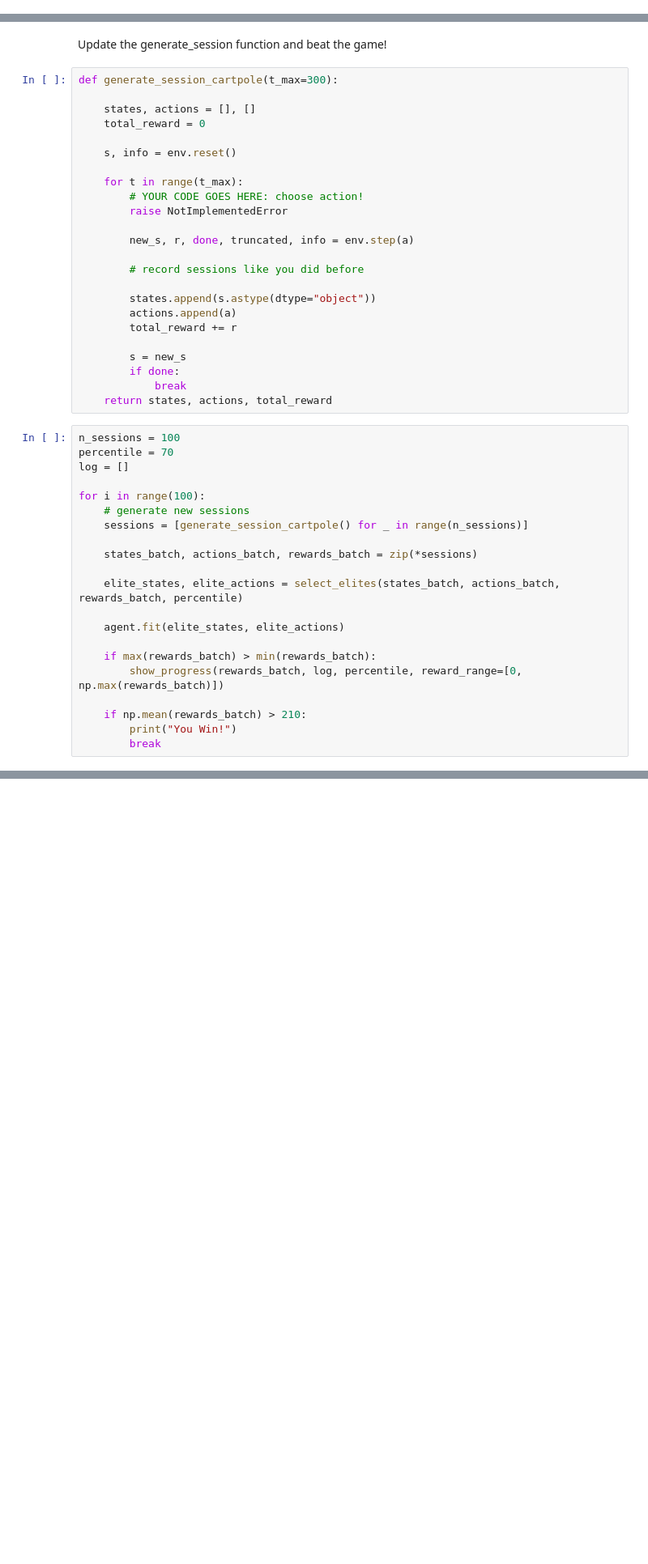
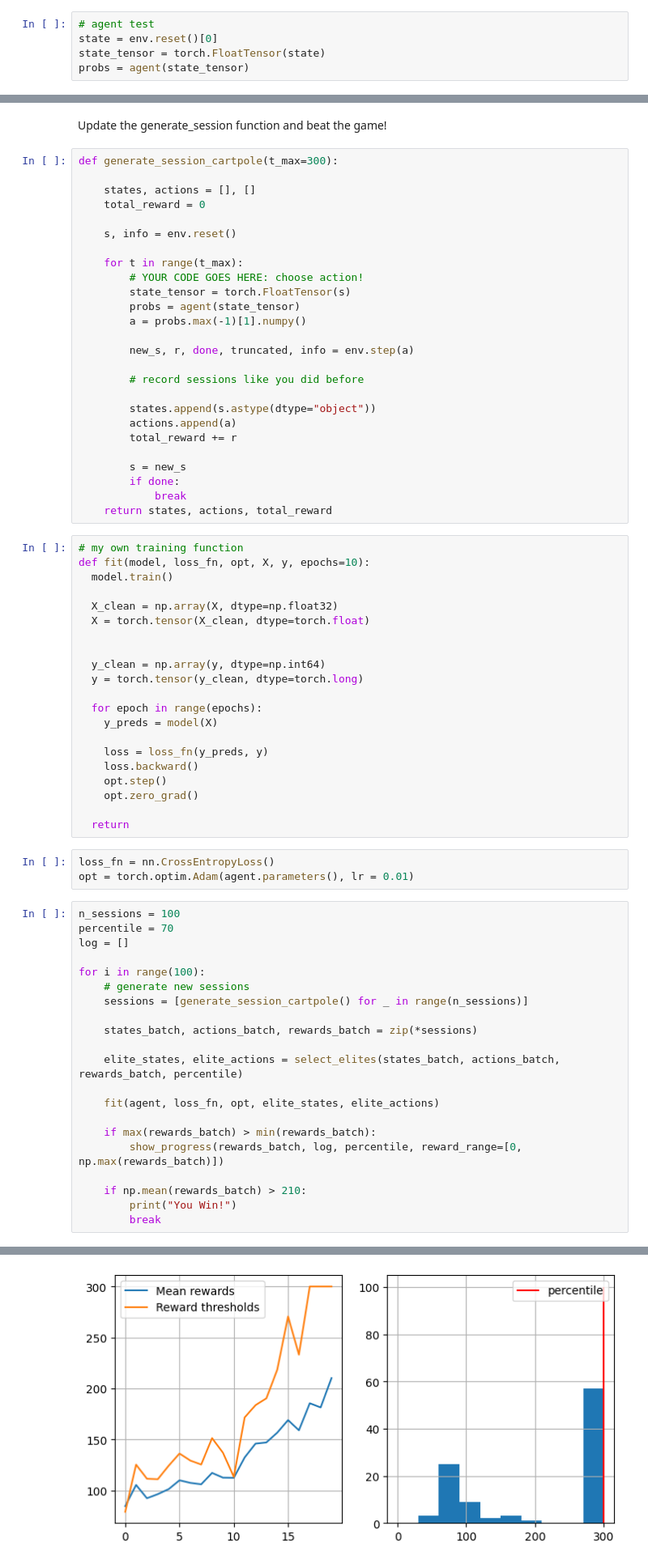
Before and after one commit to kapitan05/ML-trainings-Yandex, a Jupyter notebook: homeworks/hw02_cross_entropy/01_crossentropy_method.ipynb, the cells around one changed output, grey strips where cells are left out. Shown at 81% size. Saved outputs shown, nothing was run; the diff lists cells and outputs as text; blank space fills up the shorter version.

```diff
--- a/homeworks/hw02_cross_entropy/01_crossentropy_method.ipynb
+++ b/homeworks/hw02_cross_entropy/01_crossentropy_method.ipynb
@@ -331,0 +403,5 @@ agent.fit([env.reset()[0]]*n_actions, range(n_actions))
+# %%
+# agent test
+state = env.reset()[0]
+state_tensor = torch.FloatTensor(state)
+probs = agent(state_tensor)
@@ -341,7 +419,9 @@ def generate_session_cartpole(t_max=300):
 
     for t in range(t_max):
         # YOUR CODE GOES HERE: choose action!
-        raise NotImplementedError
+        state_tensor = torch.FloatTensor(s)
+        probs = agent(state_tensor)
+        a = probs.max(-1)[1].numpy()
 
         new_s, r, done, truncated, info = env.step(a)
 
@@ -355,6 +435,30 @@ def generate_session_cartpole(t_max=300):
         if done:
             break
     return states, actions, total_reward
+# %%
+# my own training function
+def fit(model, loss_fn, opt, X, y, epochs=10):
+  model.train()
+
+  X_clean = np.array(X, dtype=np.float32)
+  X = torch.tensor(X_clean, dtype=torch.float)
+
+
+  y_clean = np.array(y, dtype=np.int64)
+  y = torch.tensor(y_clean, dtype=torch.long)
+
+  for epoch in range(epochs):
+    y_preds = model(X)
+
+    loss = loss_fn(y_preds, y)
+    loss.backward()
+    opt.step()
+    opt.zero_grad()
+
+  return
+# %%
+loss_fn = nn.CrossEntropyLoss()
+opt = torch.optim.Adam(agent.parameters(), lr = 0.01)
 # %%
 n_sessions = 100
 percentile = 70
@@ -368,7 +472,7 @@ for i in range(100):
 
     elite_states, elite_actions = select_elites(states_batch, actions_batch, rewards_batch, percentile)
 
-    agent.fit(elite_states, elite_actions)
+    fit(agent, loss_fn, opt, elite_states, elite_actions)
 
     if max(rewards_batch) > min(rewards_batch):
         show_progress(rewards_batch, log, percentile, reward_range=[0, np.max(rewards_batch)])
@@ -376,3 +480,4 @@ for i in range(100):
     if np.mean(rewards_batch) > 210:
         print("You Win!")
         break
+# %% [output]
@@ -378,0 +485 @@ for i in range(100):
+[figure, added]
```
Also changed, not shown: parts of 14 cells of this notebook.
